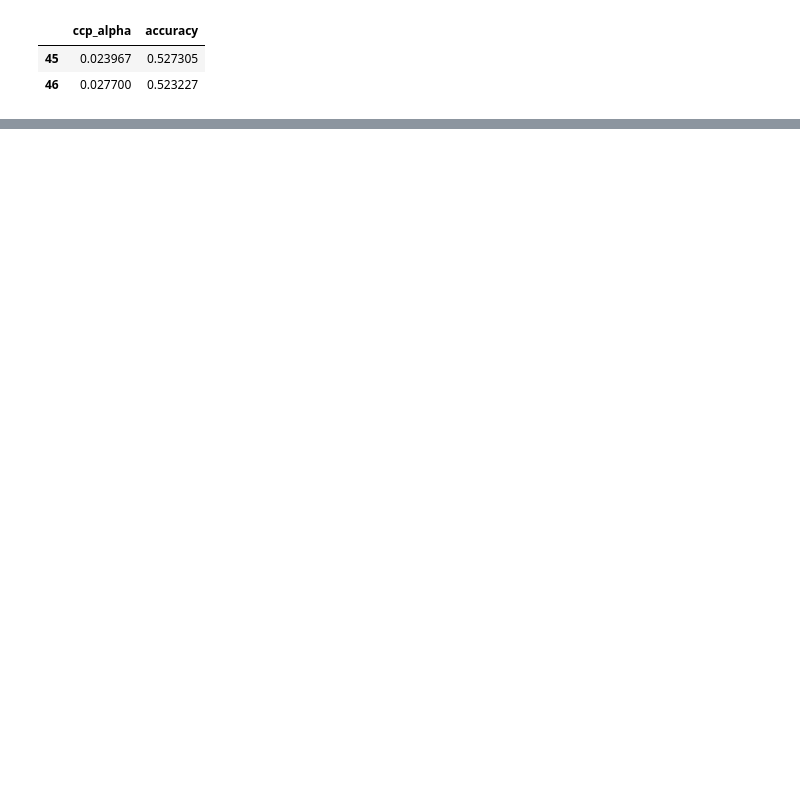
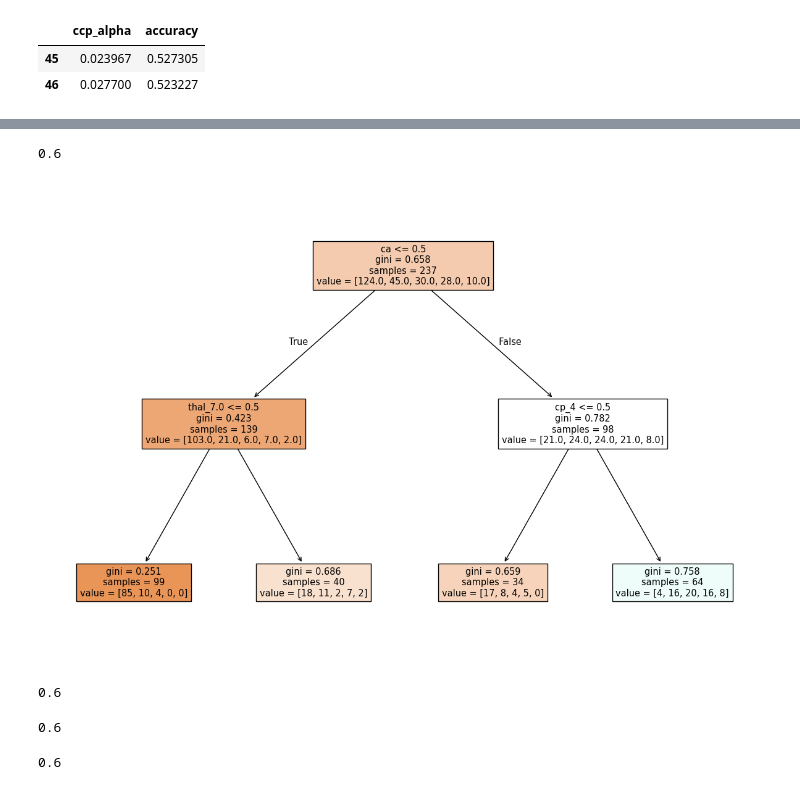
Before and after one commit to manjunathsirur1994/Decision_Trees, a Jupyter notebook: Decision_Tree.ipynb, the cells around one changed output, grey strips where cells are left out. Cells and saved outputs as stored; diff of their text form; code cells hidden in the pictures; blank space fills up the shorter version.

```diff
--- a/Decision_Tree.ipynb
+++ b/Decision_Tree.ipynb
@@ -372,3 +372,6 @@ alpha_results[(alpha_results['ccp_alpha'] > 0.02)&(alpha_results['ccp_alpha'] <
 | 46 | 0.027700 | 0.523227 |
 # %%
 ideal_alpha = 0.023
+# %%
+clf_dt = DecisionTreeClassifier(ccp_alpha=ideal_alpha)
+clf_dt.fit(x_train, y_train)
@@ -374,0 +397,22 @@ ideal_alpha = 0.023
+# %%
+clf_dt.score(x_test, y_test)
+# %% [output]
+0.6
+# %%
+plt.figure(figsize=(15,10))
+plot_tree(clf_dt, filled=True, feature_names=x.columns)
+plt.show()
+# %% [output]
+[figure, added]
+# %%
+precision_score(y_test, y_pred, average='micro')
+# %% [output]
+0.6
+# %%
+recall_score(y_test, y_pred, average='micro')
+# %% [output]
+0.6
+# %%
+f1_score(y_test, y_pred, average='micro')
+# %% [output]
+0.6
```
Also changed, not shown: parts of 8 cells of this notebook.
